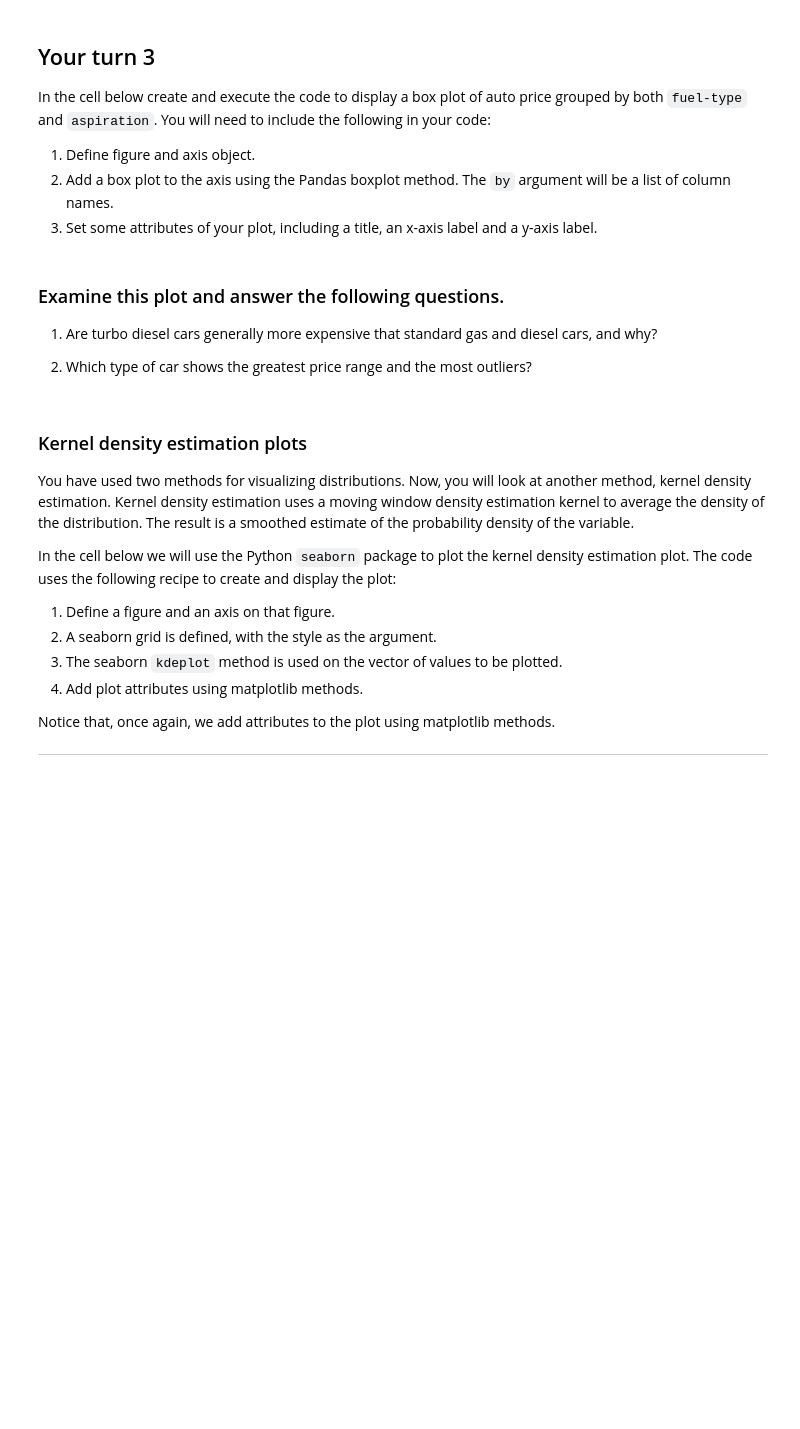
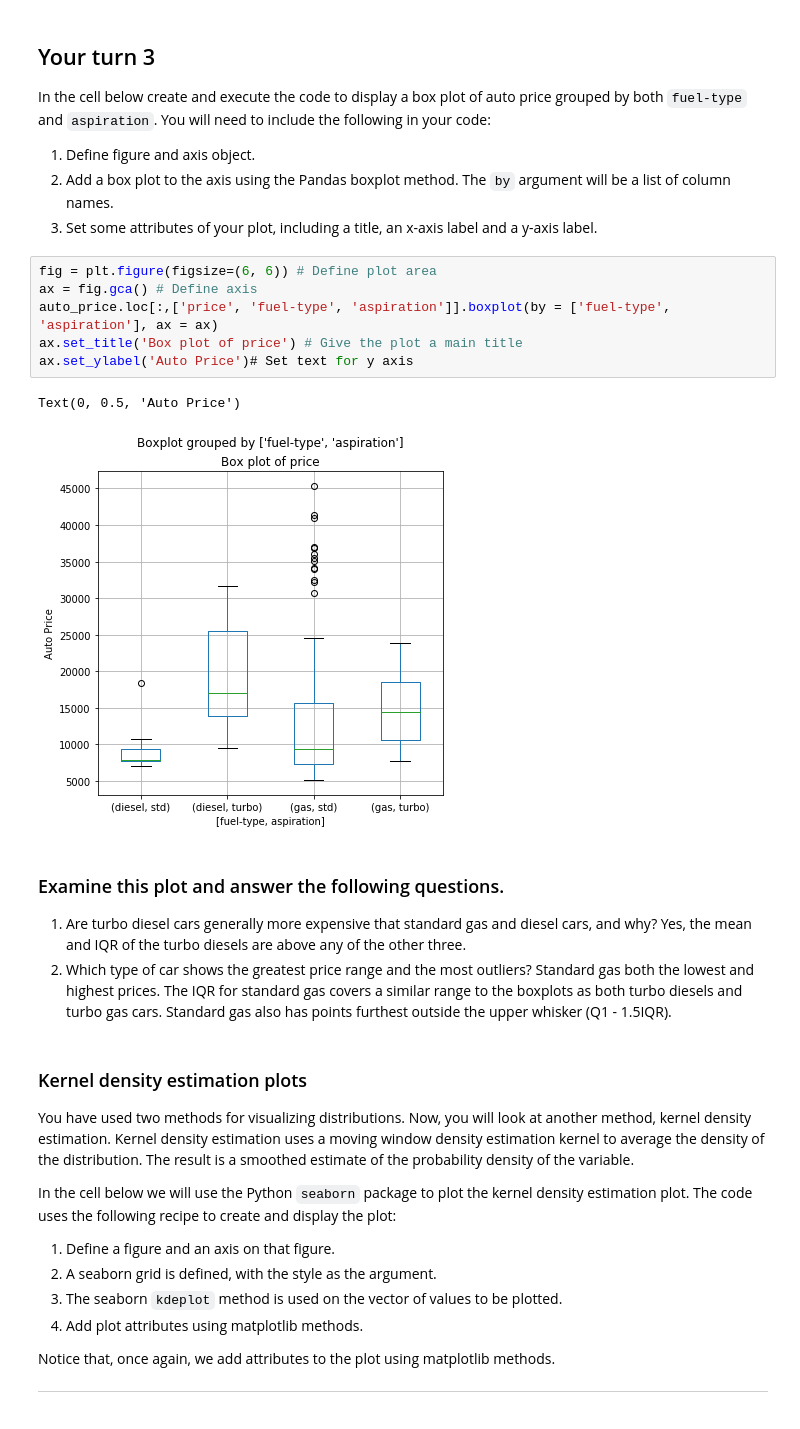
Before and after one commit to tylercrosse/DATASCI410, a Jupyter notebook: workshops/L01-DataExploration-Part1.ipynb, the cells around one changed output. Cells and saved outputs as stored; diff of their text form; blank space fills up the shorter version.

```diff
--- a/workshops/L01-DataExploration-Part1.ipynb
+++ b/workshops/L01-DataExploration-Part1.ipynb
@@ -333,11 +484,21 @@ In the cell below create and execute the code to display a box plot of auto pric
 1. Define figure and axis object.
 2. Add a box plot to the axis using the Pandas boxplot method. The `by` argument will be a list of column names.
 3. Set some attributes of your plot, including a title, an x-axis label and a y-axis label.
+# %%
+fig = plt.figure(figsize=(6, 6)) # Define plot area
+ax = fig.gca() # Define axis
+auto_price.loc[:,['price', 'fuel-type', 'aspiration']].boxplot(by = ['fuel-type', 'aspiration'], ax = ax)
+ax.set_title('Box plot of price') # Give the plot a main title
+ax.set_ylabel('Auto Price')# Set text for y axis
+# %% [output]
+Text(0, 0.5, 'Auto Price')
+[figure, added]
 # %% [markdown]
 ### Examine this plot and answer the following questions.
 1. Are turbo diesel cars generally more expensive that standard gas and diesel cars, and why?
-
+Yes, the mean and IQR of the turbo diesels are above any of the other three.
 2. Which type of car shows the greatest price range and the most outliers?
+Standard gas both the lowest and highest prices. The IQR for standard gas covers a similar range to the boxplots as both turbo diesels and turbo gas cars. Standard gas also has points furthest outside the upper whisker (Q1 - 1.5IQR).
 # %% [markdown]
 ### Kernel density estimation plots
 
```
Also changed, not shown: parts of 21 cells of this notebook, 1 other file.
